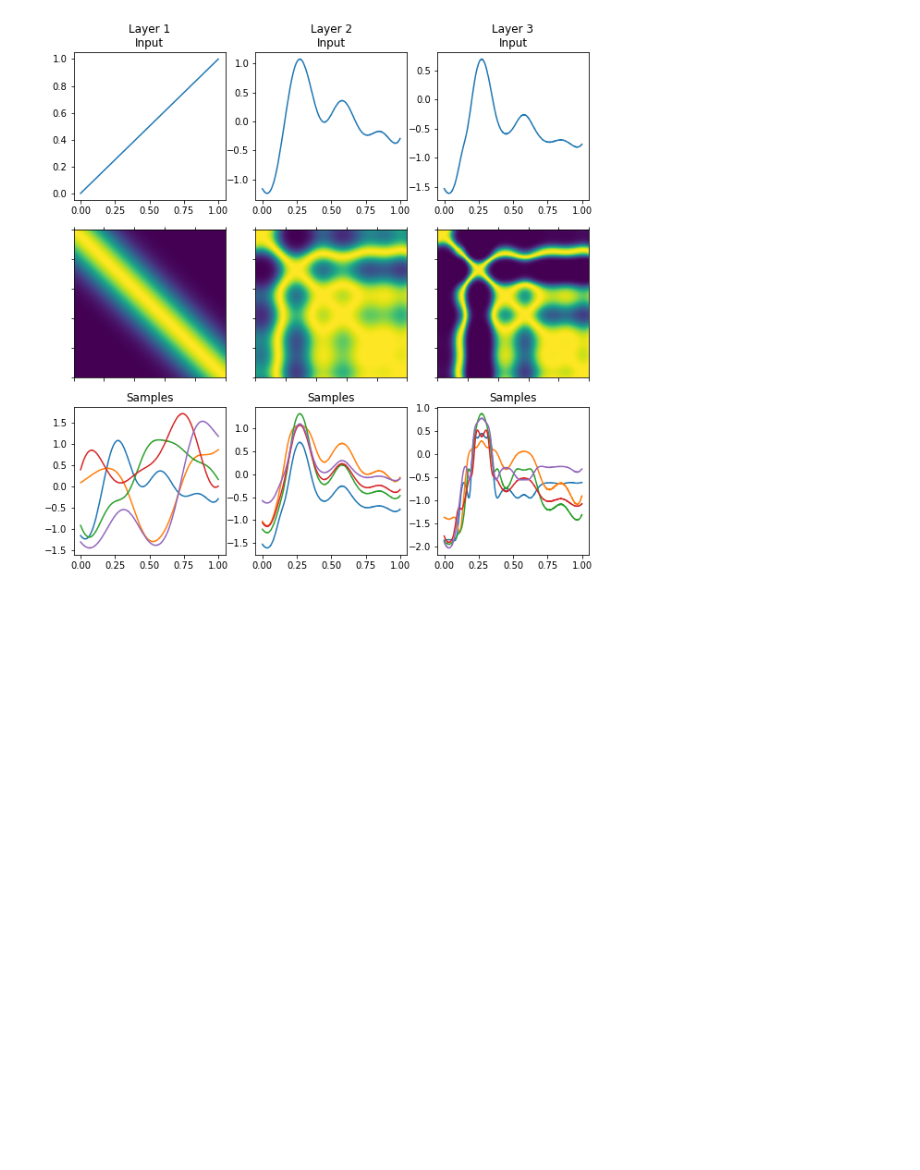
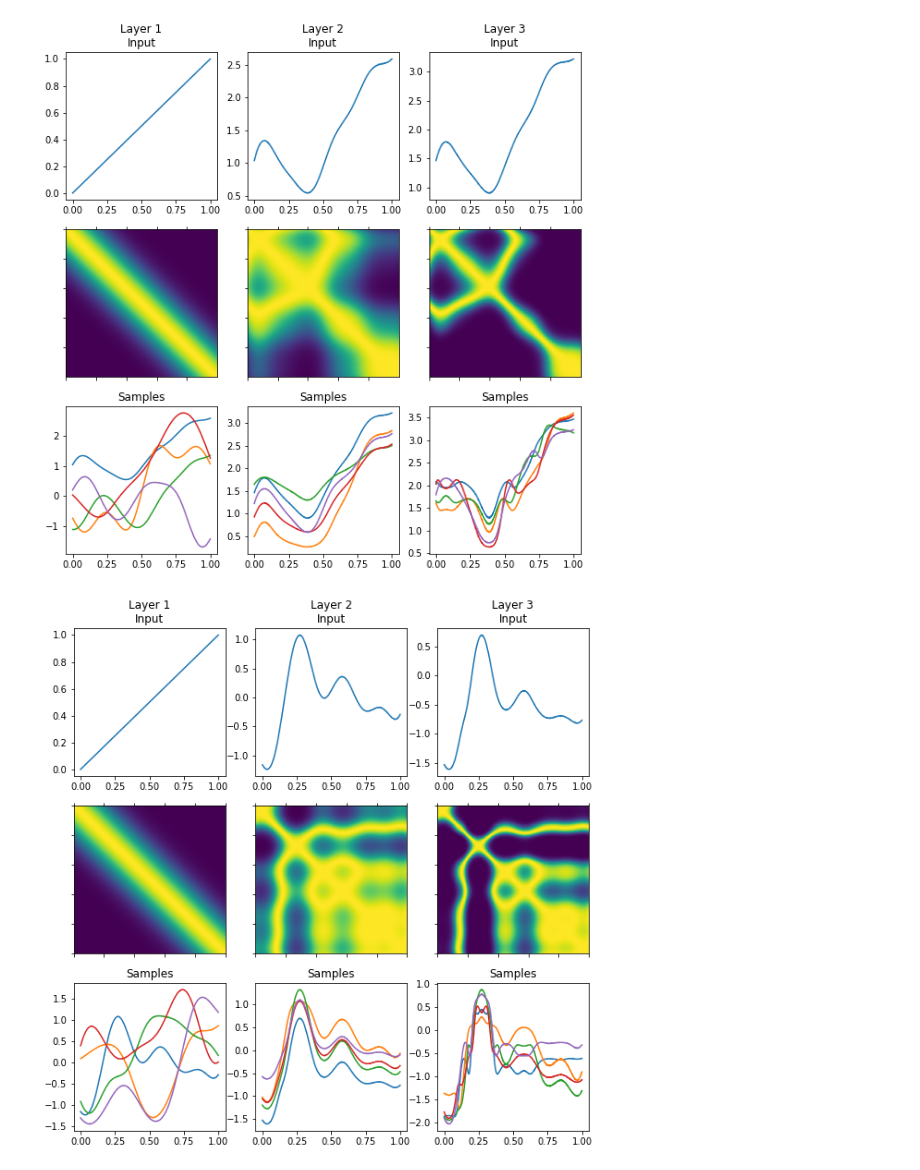
Before and after one commit to secondmind-labs/GPflux, a Jupyter notebook: notebooks/deep_gp_samples.ipynb, the cells around one changed output. Cells and saved outputs as stored; diff of their text form; code cells hidden in the pictures; blank space fills up the shorter version.

Commit message:
update deep_gp_samples.ipynb and plotting.py for gpflux2

```diff
--- a/notebooks/deep_gp_samples.ipynb
+++ b/notebooks/deep_gp_samples.ipynb
@@ -13,25 +20,26 @@ X = np.linspace(a, b, 1000).reshape(-1, 1)
 # %%
-D_in = D_out = D
-
 # Layer 1
 Z1 = X.copy()
-feat1 = gpflow.features.InducingPoints(Z1)
-kern1 = gpflow.kernels.RBF(D_in, lengthscales=0.15)
-mean1 = gpflow.mean_functions.Identity(D_in)
-layer1 = gpflux.layers.GPLayer(kern1, feat1, D_in, mean_function=mean1)
+feat1 = SharedIndependentInducingVariables(InducingPoints(Z1))
+kern1 = construct_basic_kernel(gpflow.kernels.SquaredExponential(lengthscale=0.15),
+                               output_dim=D, share_hyperparams=True)
+layer1 = gpflux.layers.GPLayer(kern1, feat1, initializer=None)
+init_layer(layer1)
 
 # Layer 2
 Z2 = X.copy()
-feat2 = gpflow.features.InducingPoints(Z2)
-kern2 = gpflow.kernels.RBF(D_in, lengthscales=0.8, variance=0.1)
-mean2 = gpflow.mean_functions.Identity(D_in)
-layer2 = gpflux.layers.GPLayer(kern2, feat2, D_out, mean_function=mean2)
+feat2 = SharedIndependentInducingVariables(InducingPoints(Z2))
+kern2 = construct_basic_kernel(gpflow.kernels.SquaredExponential(lengthscale=0.8, variance=0.1),
+                               output_dim=D, share_hyperparams=True)
+layer2 = gpflux.layers.GPLayer(kern2, feat2, initializer=None)
+init_layer(layer2)
 
 # Layer 3
 Z3 = X.copy()
-feat3 = gpflow.features.InducingPoints(Z3)
-kern3 = gpflow.kernels.RBF(D_in, lengthscales=0.3, variance=0.1)
-mean3 = gpflow.mean_functions.Identity(D_in)
-layer3 = gpflux.layers.GPLayer(kern3, feat3, D_out, mean_function=mean3)
+feat3 = SharedIndependentInducingVariables(InducingPoints(Z3))
+kern3 = construct_basic_kernel(gpflow.kernels.SquaredExponential(lengthscale=0.3, variance=0.1),
+                               output_dim=D, share_hyperparams=True)
+layer3 = gpflux.layers.GPLayer(kern3, feat3, initializer=None)
+init_layer(layer3)
 
-model = gpflux.DeepGP(np.empty((1, 1)), np.empty((1, 1)), [layer1, layer2, layer3])
+gp_layers = [layer1, layer2, layer3]
@@ -38,3 +48,7 @@ model = gpflux.DeepGP(np.empty((1, 1)), np.empty((1, 1)), [layer1, layer2, layer
+# %%
+plot_layers(X, gp_layers)
+# %% [output]
+[figure, added]
 # %%
 plot_layers(X, model)
 plt.show()
```
Also changed, not shown: parts of 3 cells of this notebook, 1 other file.
